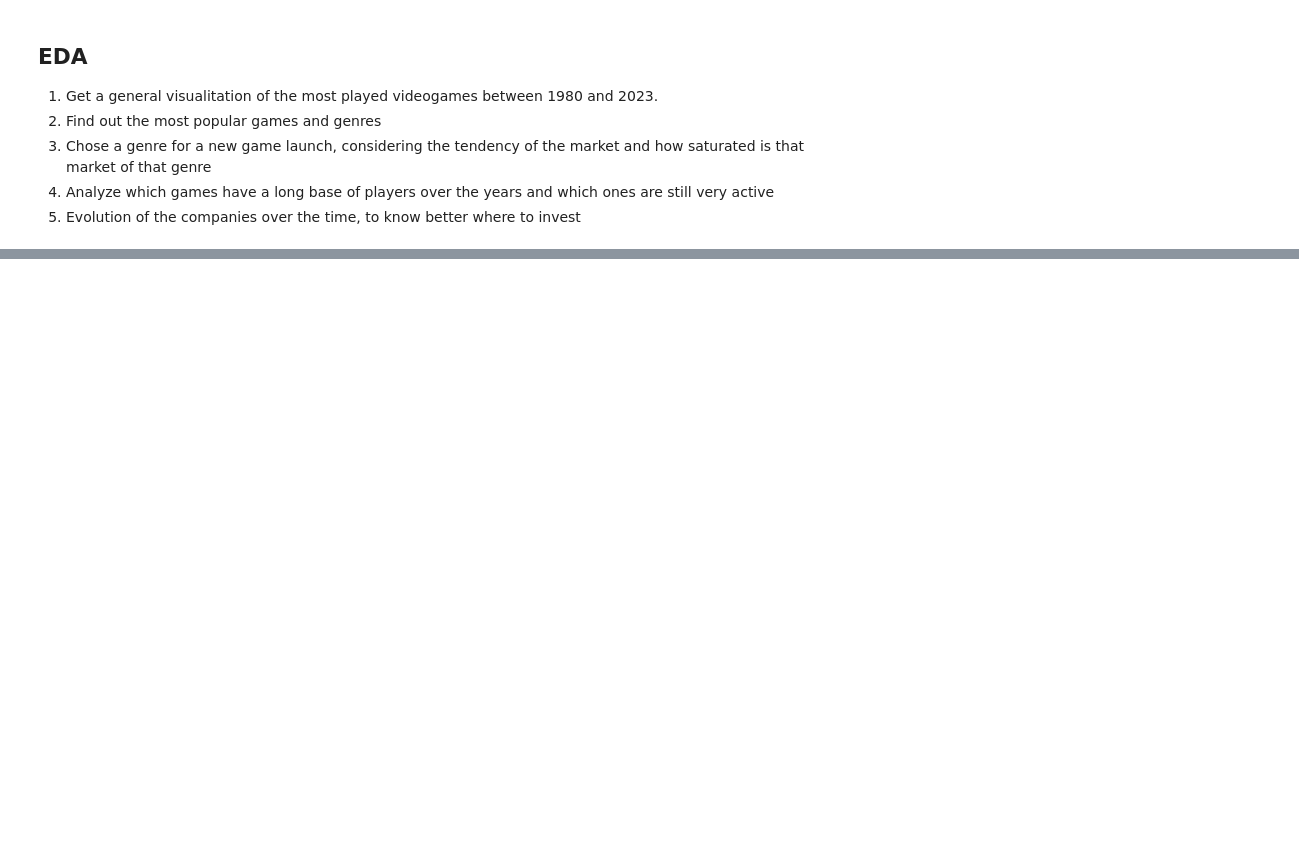
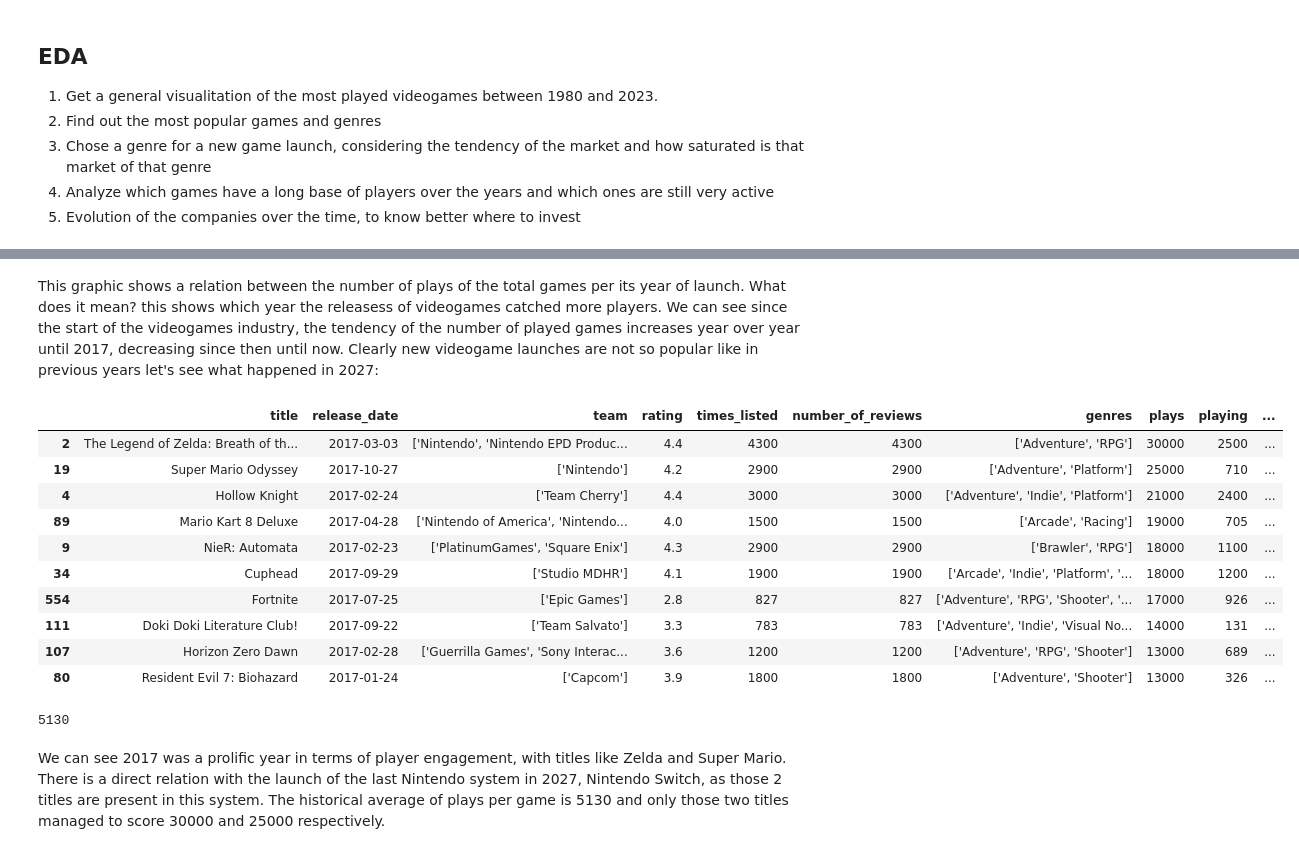
Before and after one commit to oglezsan/project1-vganalysis, a Jupyter notebook: notebooks/vganalysis.ipynb, the cells around one changed output, grey strips where cells are left out. Cells and saved outputs as stored; diff of their text form; code cells hidden in the pictures; blank space fills up the shorter version.

```diff
--- a/notebooks/vganalysis.ipynb
+++ b/notebooks/vganalysis.ipynb
@@ -237,0 +251,29 @@ memory usage: 128.7+ KB
+# %% [markdown]
+This graphic shows a relation between the number of plays of the total games per its year of launch. What does it mean? this shows which year the releasess of videogames catched more players.
+We can see since the start of the videogames industry, the tendency of the number of played games increases year over year until 2017, decreasing since then until now.
+Clearly new videogame launches are not so popular like in previous years let's see what happened in 2027:
+# %%
+#Identifying top 10 videogames in 2027 by plays
+df_2017 = df[df['release_date'].dt.year == 2017]
+top_10_2017 = df_2017.sort_values(by='plays', ascending=False).head(10)
+top_10_2017
+# %% [output]
+|  | title | release_date | team | rating | times_listed | number_of_reviews | genres | plays | playing | ... |
+| 2 | The Legend of Zelda: Breath of th... | 2017-03-03 | ['Nintendo', 'Nintendo EPD Produc... | 4.4 | 4300 | 4300 | ['Adventure', 'RPG'] | 30000 | 2500 | ... |
+| 19 | Super Mario Odyssey | 2017-10-27 | ['Nintendo'] | 4.2 | 2900 | 2900 | ['Adventure', 'Platform'] | 25000 | 710 | ... |
+| 4 | Hollow Knight | 2017-02-24 | ['Team Cherry'] | 4.4 | 3000 | 3000 | ['Adventure', 'Indie', 'Platform'] | 21000 | 2400 | ... |
+| 89 | Mario Kart 8 Deluxe | 2017-04-28 | ['Nintendo of America', 'Nintendo... | 4.0 | 1500 | 1500 | ['Arcade', 'Racing'] | 19000 | 705 | ... |
+| 9 | NieR: Automata | 2017-02-23 | ['PlatinumGames', 'Square Enix'] | 4.3 | 2900 | 2900 | ['Brawler', 'RPG'] | 18000 | 1100 | ... |
+| 34 | Cuphead | 2017-09-29 | ['Studio MDHR'] | 4.1 | 1900 | 1900 | ['Arcade', 'Indie', 'Platform', '... | 18000 | 1200 | ... |
+| 554 | Fortnite | 2017-07-25 | ['Epic Games'] | 2.8 | 827 | 827 | ['Adventure', 'RPG', 'Shooter', '... | 17000 | 926 | ... |
+| 111 | Doki Doki Literature Club! | 2017-09-22 | ['Team Salvato'] | 3.3 | 783 | 783 | ['Adventure', 'Indie', 'Visual No... | 14000 | 131 | ... |
+| 107 | Horizon Zero Dawn | 2017-02-28 | ['Guerrilla Games', 'Sony Interac... | 3.6 | 1200 | 1200 | ['Adventure', 'RPG', 'Shooter'] | 13000 | 689 | ... |
+| 80 | Resident Evil 7: Biohazard | 2017-01-24 | ['Capcom'] | 3.9 | 1800 | 1800 | ['Adventure', 'Shooter'] | 13000 | 326 | ... |
+# %%
+#Average plays per game
+avg_plays = round(df["plays"].mean())
+avg_plays
+# %% [output]
+5130
+# %% [markdown]
+We can see 2017 was a prolific year in terms of player engagement, with titles like Zelda and Super Mario. There is a direct relation with the launch of the last Nintendo system in 2027, Nintendo Switch, as those 2 titles are present in this system. The historical average of plays per game is 5130 and only those two titles managed to score 30000 and 25000 respectively.
```
Also changed, not shown: parts of 4 cells of this notebook, 3 other files.
